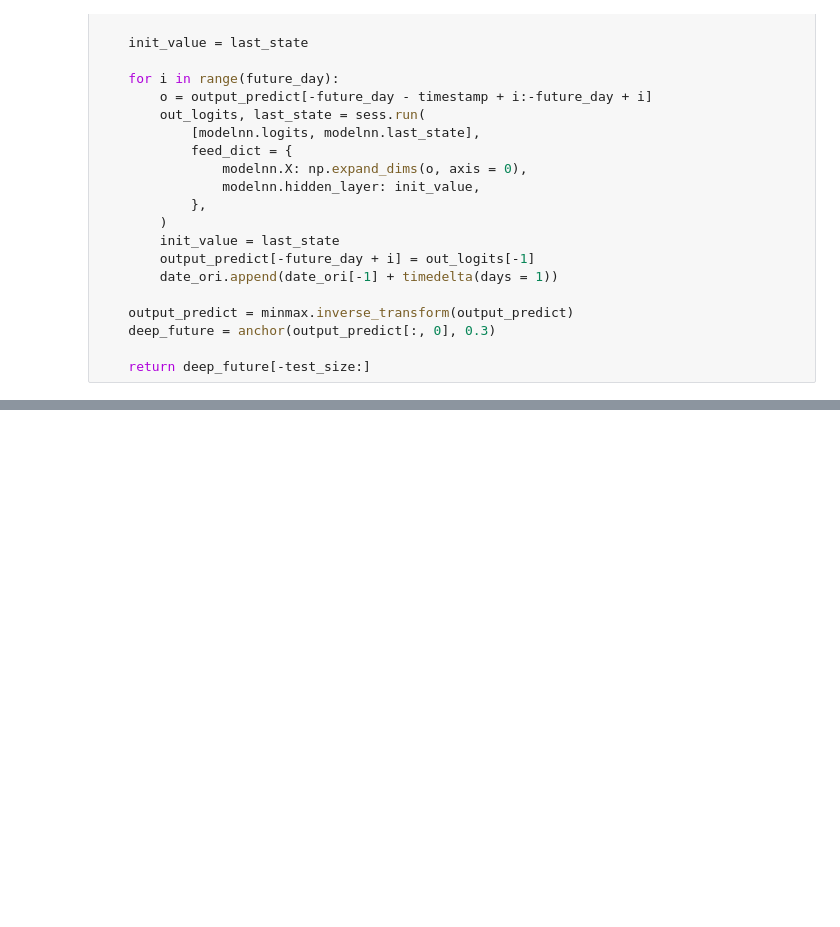
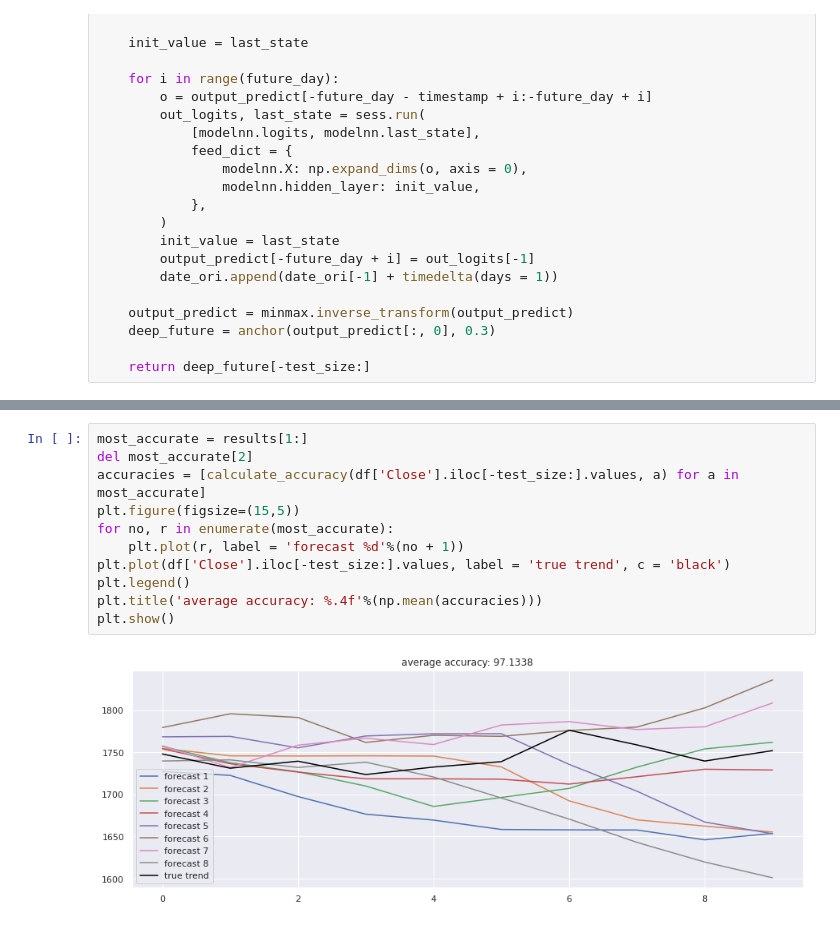
Before and after one commit to AjaybirRandhawa/StockPrediction, a Jupyter notebook: Prediction.ipynb, the cells around one changed output, grey strips where cells are left out. Cells and saved outputs as stored; diff of their text form; blank space fills up the shorter version.

```diff
--- a/Prediction.ipynb
+++ b/Prediction.ipynb
@@ -219,0 +253,13 @@ plt.show()
+# %%
+most_accurate = results[1:]
+del most_accurate[2]
+accuracies = [calculate_accuracy(df['Close'].iloc[-test_size:].values, a) for a in most_accurate]
+plt.figure(figsize=(15,5))
+for no, r in enumerate(most_accurate):
+    plt.plot(r, label = 'forecast %d'%(no + 1))
+plt.plot(df['Close'].iloc[-test_size:].values, label = 'true trend', c = 'black')
+plt.legend()
+plt.title('average accuracy: %.4f'%(np.mean(accuracies)))
+plt.show()
+# %% [output]
+[figure, added]
```
Also changed, not shown: parts of 9 cells of this notebook.
